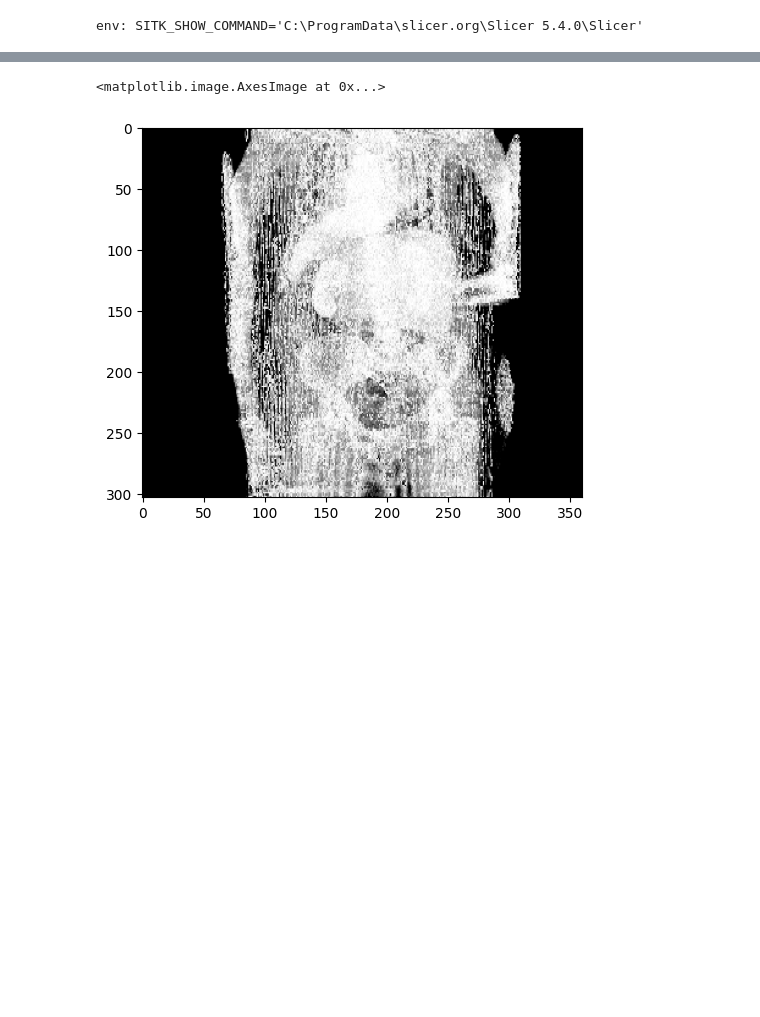
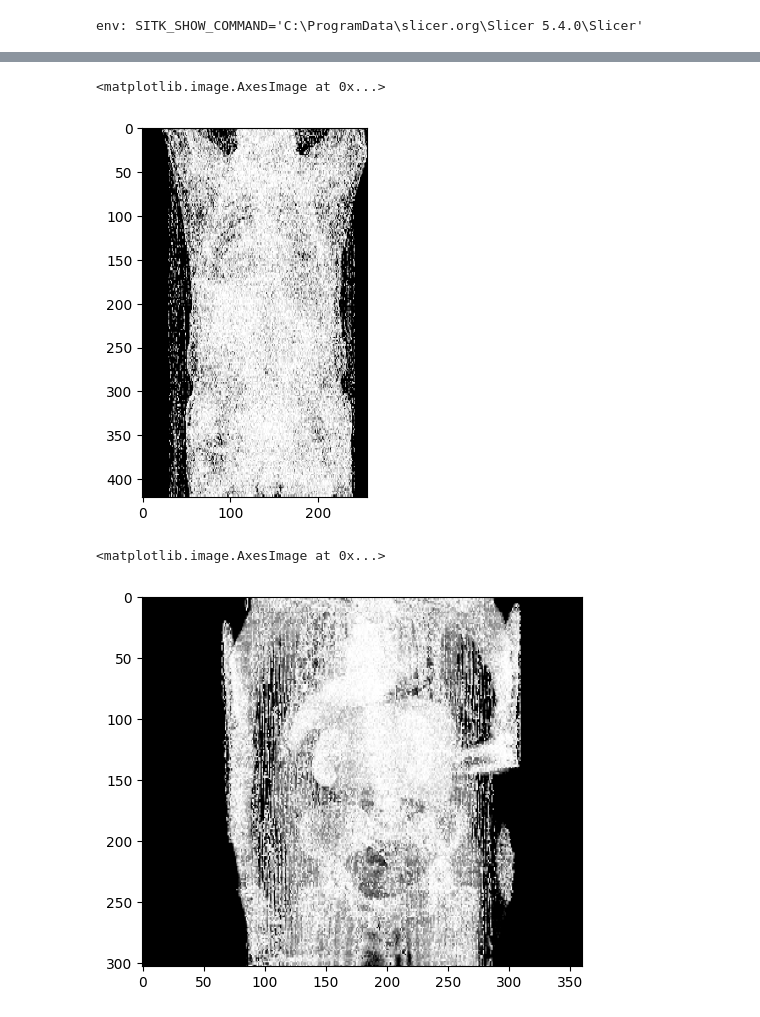
Before and after one commit to NickosKal/UCAN-PET-CT-image-data-handling-pipeline, a Jupyter notebook: Task2_1/SimpleITK_exploration.ipynb, the cells around one changed output, grey strips where cells are left out. Saved outputs shown, nothing was run; the diff lists cells and outputs as text; code cells hidden in the pictures; blank space fills up the shorter version.

```diff
--- a/Task2_1/SimpleITK_exploration.ipynb
+++ b/Task2_1/SimpleITK_exploration.ipynb
@@ -68,3 +76,11 @@ plt.imshow(arr, cmap='gray')
+# %%
+arr2=np.load(r'f:\ReshapedCollages\sample_resampled_SUV_CT\sample_2D\min\20171207_CT_lean_image_90.0.npy')
+# print(np.unique(arr))
+# i_arr= 255 - arr
+plt.imshow(arr2, cmap='gray')
+# %% [output]
+<matplotlib.image.AxesImage at 0x...>
+[figure, added]
 # %%
 #arr=np.load(r'E:\U-CAN-Lymfom_A\Selected_for_UCAN_project\2dprojections\ASPTCTX0001_npr134758508773-20191212_PET_resample_3Dimg_PET_N_image_0.0.npy')
 arr=np.load(r'G:\U-CAN-Lymfom_A\Selected_for_UCAN_project\2dprojections\sample\20171207_CT_LT_image_90.0.npy')
```
Also changed, not shown: parts of 4 cells of this notebook, 1 other file.
